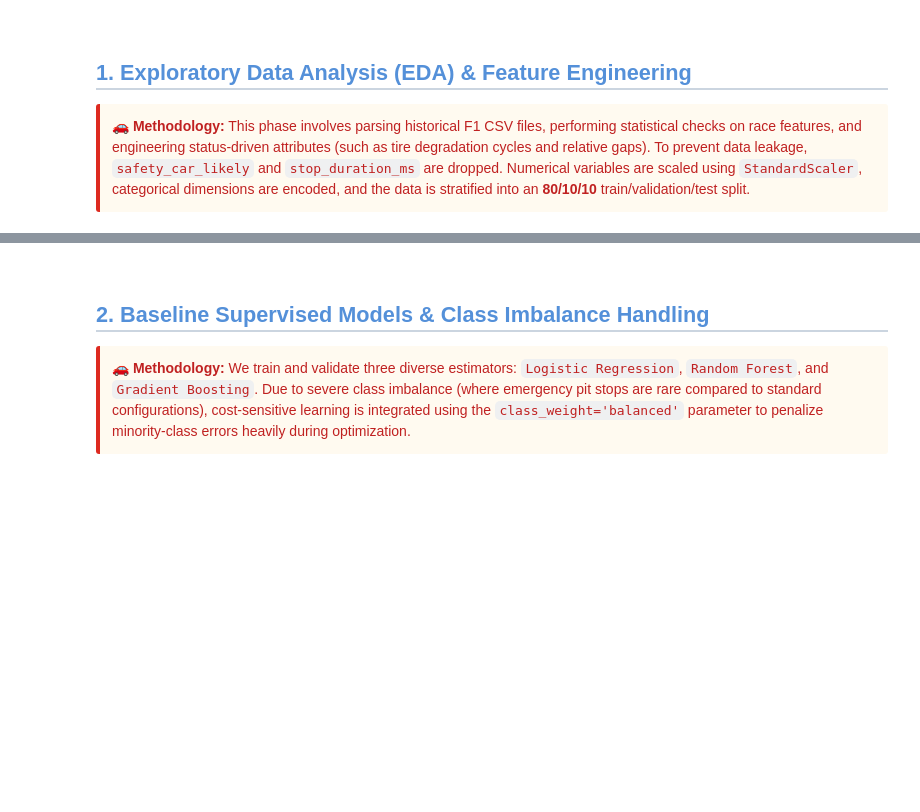
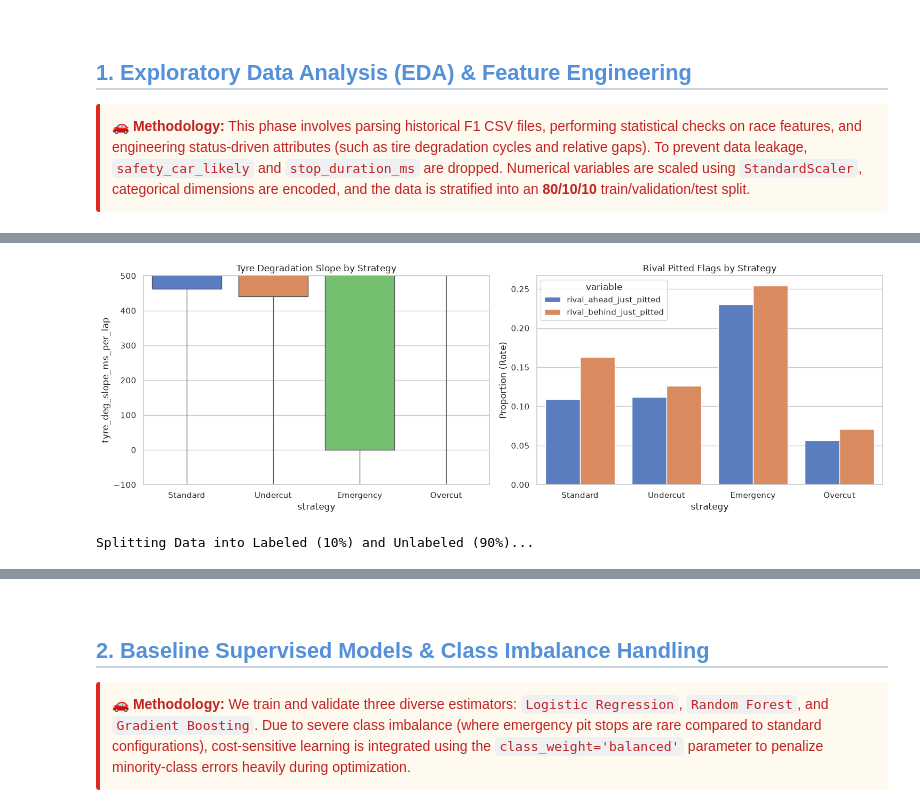
Before and after one commit to Parsa-Saeednia/UT-DataScience-Spring2026, a Jupyter notebook: Assignments/CA5/task1_F1_Pit_Strategy.ipynb, the cells around one changed output, grey strips where cells are left out. Saved outputs shown, nothing was run; the diff lists cells and outputs as text; code cells hidden in the pictures; blank space fills up the shorter version.

```diff
--- a/Assignments/CA5/task1_F1_Pit_Strategy.ipynb
+++ b/Assignments/CA5/task1_F1_Pit_Strategy.ipynb
@@ -103,25 +257,44 @@ def label_data(df):
+# %%
+
+fig, axes = plt.subplots(1, 2, figsize=(15, 5))
+
+sns.boxplot(data=df_labeled_all, x='strategy', y='tyre_deg_slope_ms_per_lap', ax=axes[0], palette='muted')
+axes[0].set_title('Tyre Degradation Slope by Strategy')
+axes[0].set_ylim(-100, 500)
+
+rival_melted = df_labeled_all.melt(id_vars=['strategy'], value_vars=['rival_ahead_just_pitted', 'rival_behind_just_pitted'])
+sns.barplot(data=rival_melted, x='strategy', y='value', hue='variable', ax=axes[1], errorbar=None)
+axes[1].set_title('Rival Pitted Flags by Strategy')
+axes[1].set_ylabel('Proportion (Rate)')
+
+plt.tight_layout()
+plt.show()
+# %% [output]
+[figure, added]
 # %%
+
 def split_datasets(df, target_col='strategy'):
-    print("Splitting Data into Labeled (10%) and Unlabeled (90%)...")
+    print("\nSplitting Data into Labeled (10%) and Unlabeled (90%)...")
 
-    columns_to_drop = ['safety_car_likely', 'duration', 'stop_duration_ms', 'time', 'time_x', 'time_y']
+    columns_to_drop = ['safety_car_likely', 'duration', 'stop_duration_ms', 'time', 'time_x', 'time_y', 'lap_time_str', 'pos_ahead_key', 'pos_behind_key', 'cum_time_ms', 'cum_time_ahead', 'cum_time_behind']
     df_clean = df.drop(columns=[c for c in columns_to_drop if c in df.columns], errors='ignore')
 
-    X = df_clean.drop(columns=[target_col])
+    df_labeled, df_unlabeled = train_test_split(df_clean, test_size=0.90, stratify=df_clean[target_col], random_state=42)
 
-    numeric_cols = X.select_dtypes(include=[np.number]).columns
-    X = X[numeric_cols]
+    df_labeled.to_csv('labeled.csv', index=False)
+    df_unlabeled.drop(columns=[target_col]).to_csv('unlabeled.csv', index=False)
 
-    y = df_clean[target_col]
+    X_labeled = df_labeled.drop(columns=[target_col, 'raceId', 'driverId', 'date', 'driver_name', 'stop'], errors='ignore')
+    y_labeled = df_labeled[target_col]
 
-    X_labeled, X_unlabeled, y_labeled, y_unlabeled_true = train_test_split(
-        X, y, test_size=0.90, stratify=y, random_state=42
-    )
+    X_train, X_temp, y_train, y_temp = train_test_split(X_labeled, y_labeled, test_size=0.20, stratify=y_labeled, random_state=42)
+    X_val, X_test, y_val, y_test = train_test_split(X_temp, y_temp, test_size=0.50, stratify=y_temp, random_state=42)
 
-    X_train_base, X_test_base, y_train_base, y_test_base = train_test_split(
-        X_labeled, y_labeled, test_size=0.20, stratify=y_labeled, random_state=42
-    )
+    X_unlabeled_final = df_unlabeled.drop(columns=[target_col, 'raceId', 'driverId', 'date', 'driver_name', 'stop'], errors='ignore')
+    y_unlabeled_true = df_unlabeled[target_col]
 
-    return X_train_base, X_test_base, y_train_base, y_test_base, X_unlabeled, y_unlabeled_true, df_clean
+    return X_train, X_val, X_test, y_train, y_val, y_test, X_unlabeled_final, y_unlabeled_true, df_labeled, df_unlabeled
 
-# X_train, X_test, y_train, y_test, X_unlabeled, y_unlabeled_true, df_clean = split_datasets(df_labeled)
+X_train, X_val, X_test, y_train, y_val, y_test, X_unlabeled, y_unlabeled_true, df_labeled_10, df_unlabeled_raw = split_datasets(df_labeled_all)
+# %% [output]
+Splitting Data into Labeled (10%) and Unlabeled (90%)...
```
Also changed, not shown: parts of 16 cells of this notebook, 3 other files.
